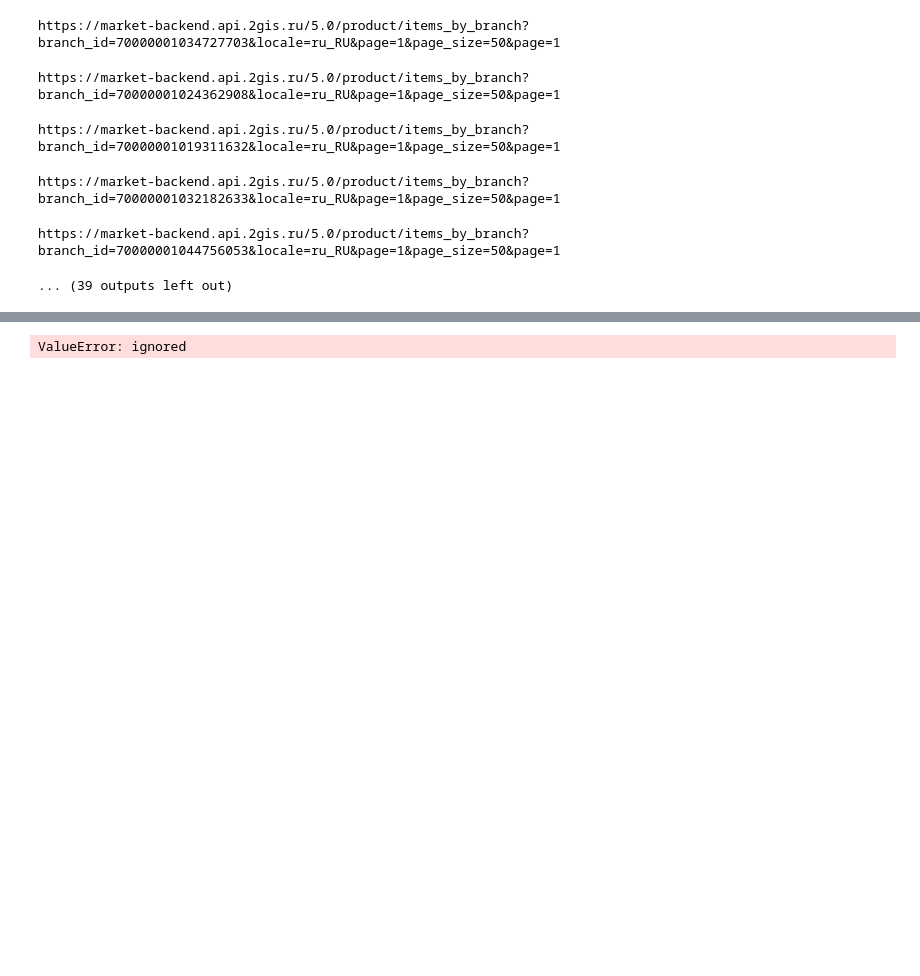
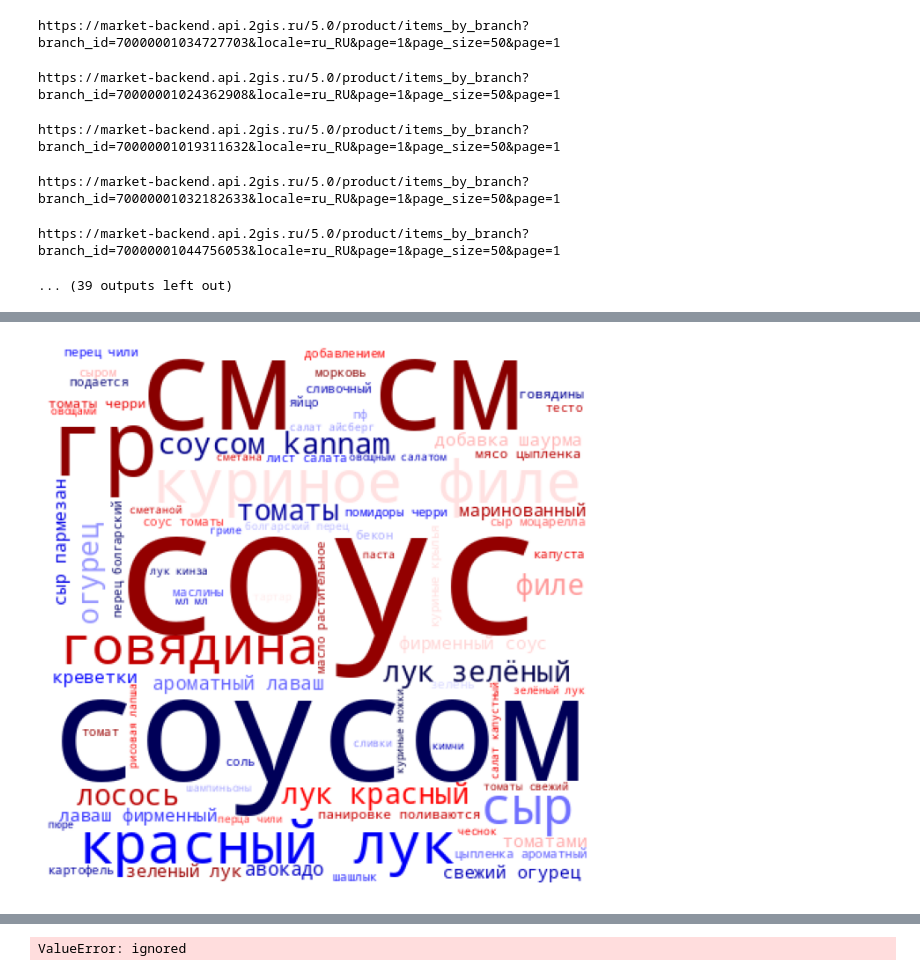
Before and after one commit to nastirlex/Catering-Dishes-Helper-android-app, a Jupyter notebook: DS/dishes.ipynb, the cells around one changed output, grey strips where cells are left out. Saved outputs shown, nothing was run; the diff lists cells and outputs as text; code cells hidden in the pictures; blank space fills up the shorter version.

```diff
--- a/DS/dishes.ipynb
+++ b/DS/dishes.ipynb
@@ -330,0 +355,3 @@ branches_dishes_ingredients
+# %%
+from sklearn.preprocessing import MultiLabelBinarizer
+branch = branches_dishes_ingredients.copy()
@@ -330,0 +362,9 @@ branches_dishes_ingredients
+# %%
+
+branch.duplicated().sum()
+branch.drop_duplicates(inplace=True)
+
+branch.isnull().sum()
+branch.dropna(how='any',inplace=True)
+# %%
+branch['ingredients'].dropna(inplace=True)
@@ -330,0 +385,34 @@ branches_dishes_ingredients
+# %%
+branch["ingredients"] = branch["ingredients"].str.lower()
+
+PUNCT_TO_REMOVE = string.punctuation
+def remove_punctuation(text):
+    """custom function to remove the punctuation"""
+    return text.translate(str.maketrans('', '', PUNCT_TO_REMOVE))
+
+branch["ingredients"] = branch["ingredients"].apply(lambda text: remove_punctuation(text))
+
+STOPWORDS = set(stopwords.words('russian'))
+def remove_stopwords(text):
+    return " ".join([word for word in str(text).split() if word not in STOPWORDS])
+
+branch["ingredients"] = branch["ingredients"].apply(lambda text: remove_stopwords(text))
+# %%
+from wordcloud import WordCloud
+import matplotlib.pyplot as plt
+
+ingredients = []
+for i in range(len(branch)):
+    text = branch['ingredients'][i].split(',')
+    text = ','.join(text)
+    ingredients.append(text)
+
+text = ' '.join(ingredients)
+
+wordcloud = WordCloud(width=400, height=400, colormap='seismic', background_color='white', min_font_size=8).generate(text)
+plt.figure(figsize=(8, 8), facecolor=None)
+plt.imshow(wordcloud)
+plt.axis('off')
+plt.show()
+# %% [output]
+[figure, added]
```
Also changed, not shown: parts of 40 cells of this notebook.
